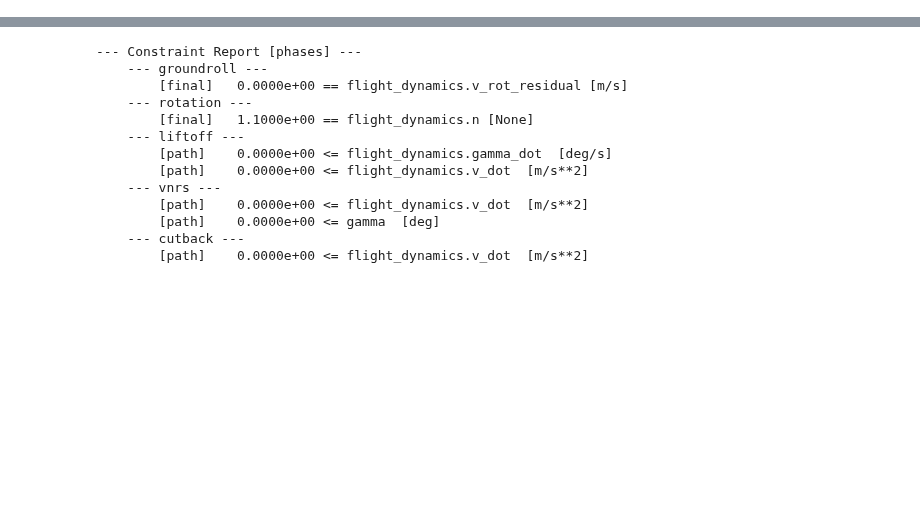
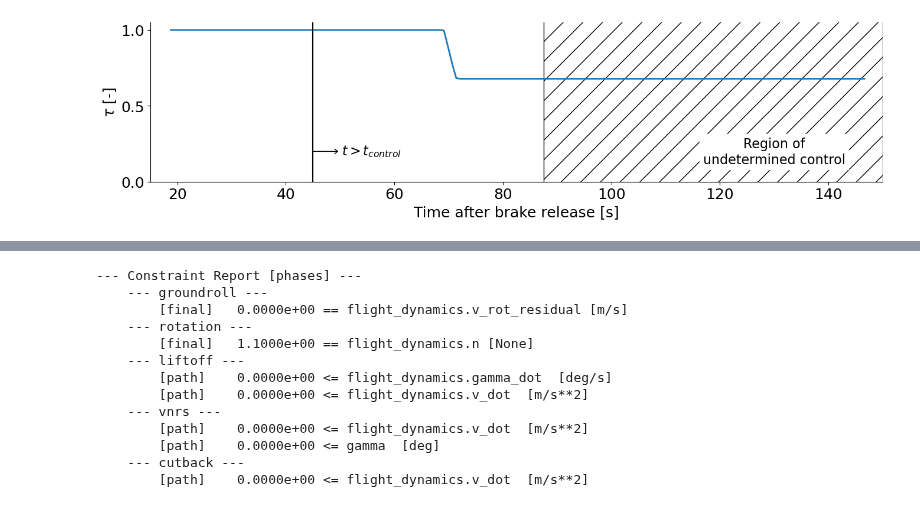
Before and after one commit to MIT-LAE/pyNA, a Jupyter notebook: pyNA/run/Trajectory.ipynb, the cells around one changed output, grey strips where cells are left out. Saved outputs shown, nothing was run; the diff lists cells and outputs as text; code cells hidden in the pictures; blank space fills up the shorter version.

```diff
--- a/pyNA/run/Trajectory.ipynb
+++ b/pyNA/run/Trajectory.ipynb
@@ -29 +29,21 @@ py_stca.plot_noise_timeseries(level_compare=stca_data, label_compare='NASA STCA
 [figure]
+# %%
+fig, ax = plt.subplots(1,1, figsize=(16,3.5))
+plt.plot(py_stca.problem.get_val('noise.t_o')[1,:], py_stca.problem.get_val('trajectory.tau')/py_stca.problem.get_val('trajectory.tau')[0])
+ax.fill_between([t_epnl[-1], 150], [-5, -5], [105, 105], hatch='/', facecolor="none", edgecolor='k')
+ax.spines['top'].set_visible(False)
+ax.spines['right'].set_visible(False)
+ax.set_xlim([15, 150])
+ax.set_ylim([0, 1.05])
+ax.set_yticks([0, 0.5, 1.0])
+ax.set_xlabel('Time after brake release [s]')
+ax.set_ylabel(r'$\tau$ [-]')
+ax.plot([45, 45], [0, 1.05], 'k', linewidth=1.5)
+
+ax.annotate("", xy=(44.7, 0.2), xytext=(50, 0.2), arrowprops=dict(arrowstyle="<-, head_width=0.3"))
+t = ax.annotate(xy=(50.3, 0.175), text='$t>t_{control}$', ha='left', fontsize=16)
+
+t = ax.annotate(xy=(130, 0.12), text='Region of\nundetermined control', ha='center', fontsize=16)
+t.set_bbox(dict(facecolor='white', edgecolor='white'))
+# %% [output]
+[figure, added]
```
Also changed, not shown: parts of 2 cells of this notebook, 44 other files.
